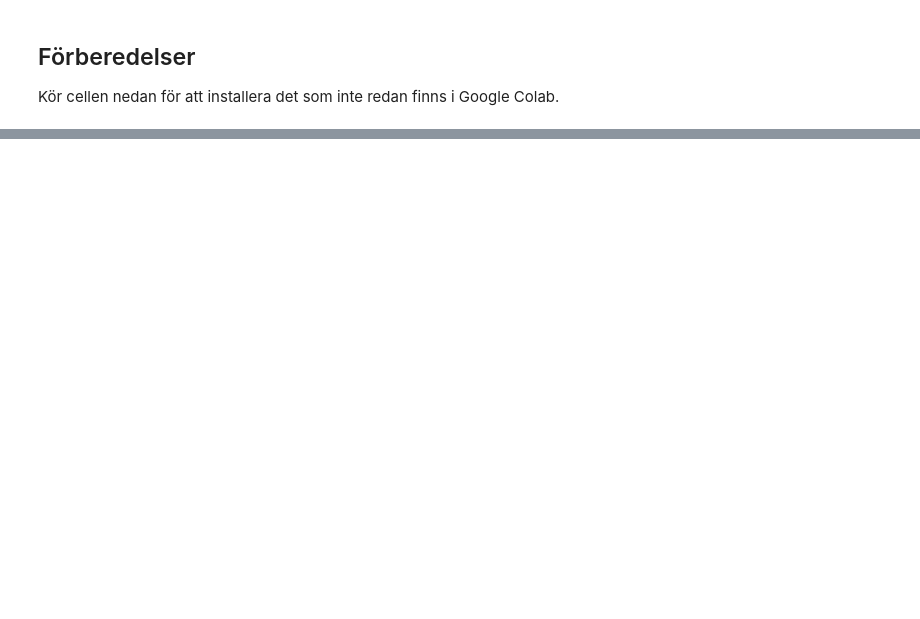
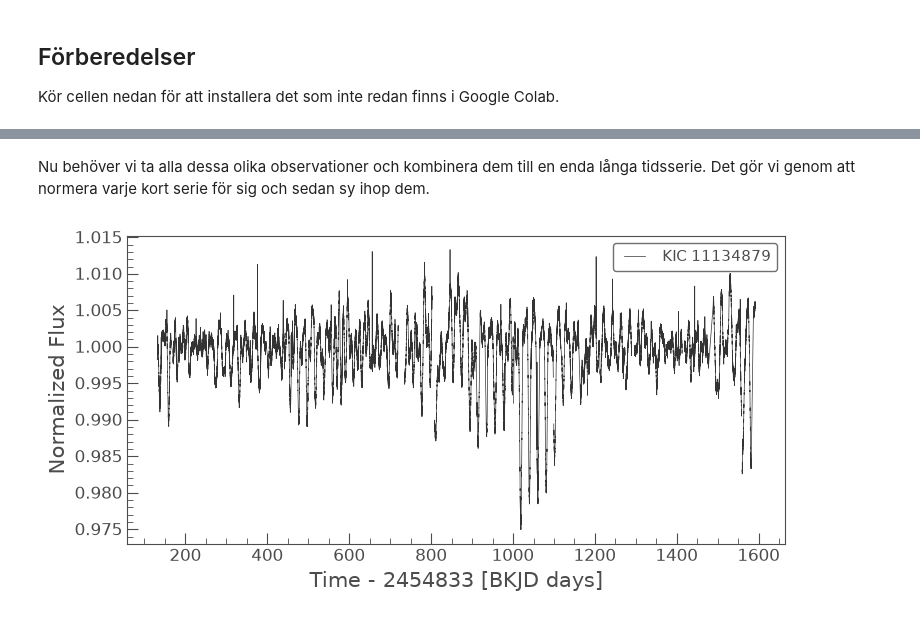
Before and after one commit to AU-s-Elevforbund/gymnasiearbete, a Jupyter notebook: 01-exoplanetens-storlek/01-exoplanetens-storlek.ipynb, the cells around one changed output, grey strips where cells are left out. Saved outputs shown, nothing was run; the diff lists cells and outputs as text; code cells hidden in the pictures; blank space fills up the shorter version.

```diff
--- a/01-exoplanetens-storlek/01-exoplanetens-storlek.ipynb
+++ b/01-exoplanetens-storlek/01-exoplanetens-storlek.ipynb
@@ -63,0 +75,8 @@ import lightkurve as lk
+# %% [markdown]
+Nu behöver vi ta alla dessa olika observationer och kombinera dem till en enda långa tidsserie. Det gör vi genom att normera varje kort serie för sig och sedan sy ihop dem.
+# %%
+lc_stitch = lc_samling.stitch()
+lc_stitch.plot()
+plt.show()
+# %% [output]
+[figure, added]
```
Also changed, not shown: parts of 34 cells of this notebook, 4 other files.
